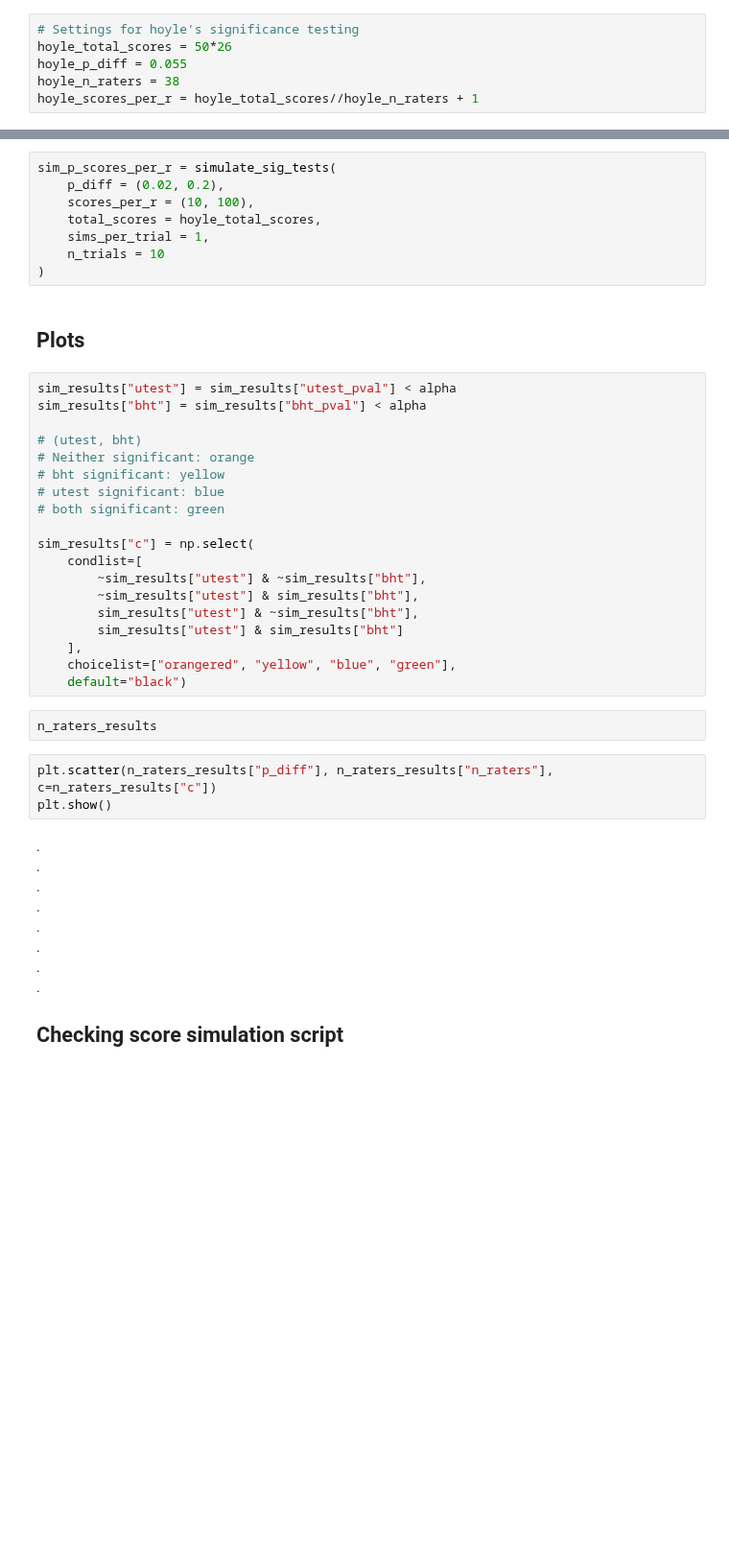
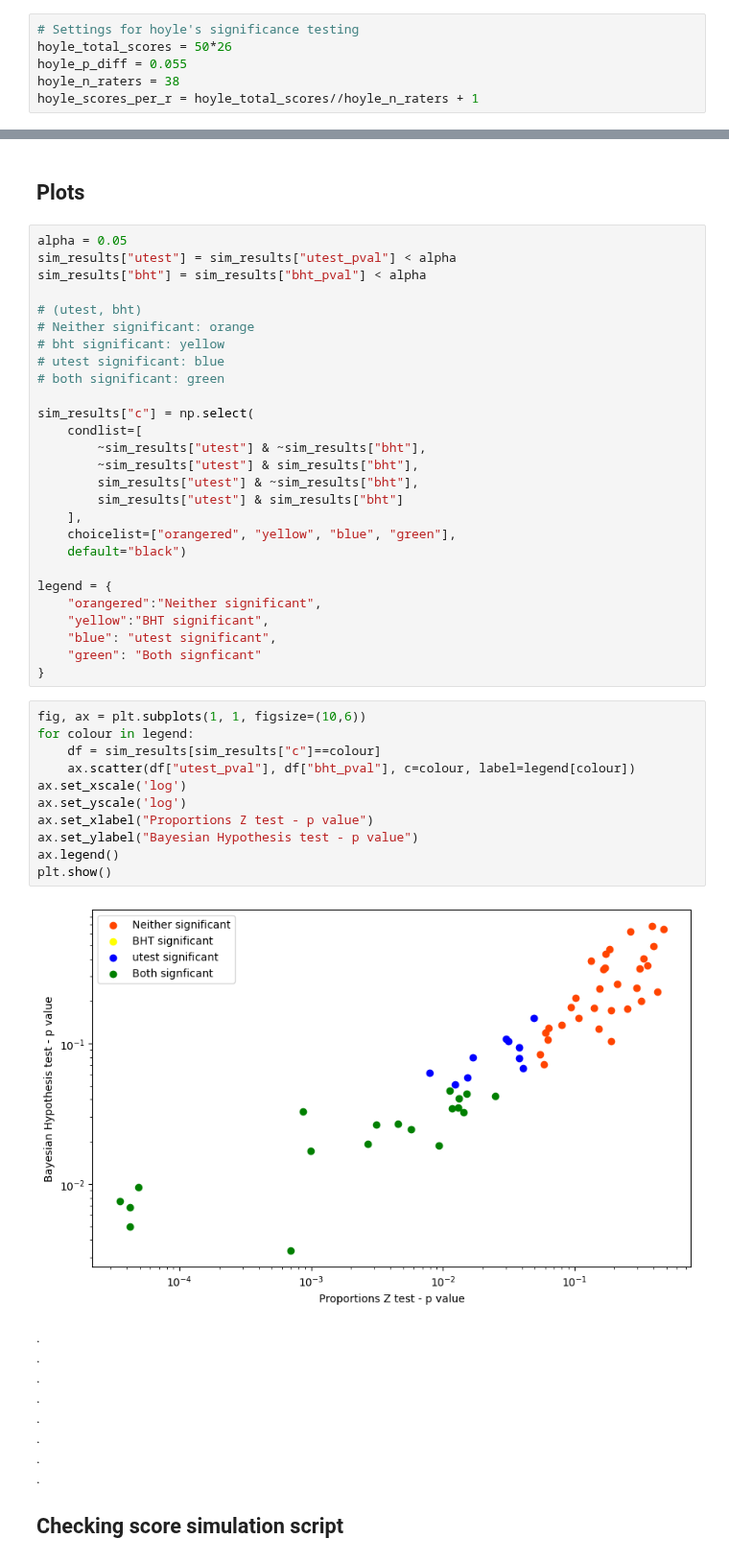
Before and after one commit to imrogerjiang/bayesian-inference-topic-measures, a Jupyter notebook: Significance test comparison.ipynb, the cells around one changed output, grey strips where cells are left out. Shown at 96% size. Drawn from its saved outputs; the diff is of its cells as text; blank space fills up the shorter version.

```diff
--- a/Significance test comparison.ipynb
+++ b/Significance test comparison.ipynb
@@ -412,14 +609,7 @@ sim_p_n_raters = simulate_sig_tests(
-# %%
-sim_p_scores_per_r = simulate_sig_tests(
-    p_diff = (0.02, 0.2),
-    scores_per_r = (10, 100),
-    total_scores = hoyle_total_scores,
-    sims_per_trial = 1,
-    n_trials = 10
-)
 # %% [markdown]
 ## Plots
 # %%
+alpha = 0.05
 sim_results["utest"] = sim_results["utest_pval"] < alpha
 sim_results["bht"] = sim_results["bht_pval"] < alpha
 
@@ -438,11 +628,26 @@ sim_results["c"] = np.select(
     ],
     choicelist=["orangered", "yellow", "blue", "green"],
     default="black")
+
+legend = {
+    "orangered":"Neither significant",
+    "yellow":"BHT significant",
+    "blue": "utest significant",
+    "green": "Both signficant"
+}
-# %%
-n_raters_results
-# %%
-plt.scatter(n_raters_results["p_diff"], n_raters_results["n_raters"], c=n_raters_results["c"])
-plt.show()
+# %%
+fig, ax = plt.subplots(1, 1, figsize=(10,6))
+for colour in legend:
+    df = sim_results[sim_results["c"]==colour]
+    ax.scatter(df["utest_pval"], df["bht_pval"], c=colour, label=legend[colour])
+ax.set_xscale('log')
+ax.set_yscale('log')
+ax.set_xlabel("Proportions Z test - p value")
+ax.set_ylabel("Bayesian Hypothesis test - p value")
+ax.legend()
+plt.show()
+# %% [output]
+[figure, added]
 # %% [markdown]
 . \
 . \
```
Also changed, not shown: parts of 19 cells of this notebook, 2 other files.
